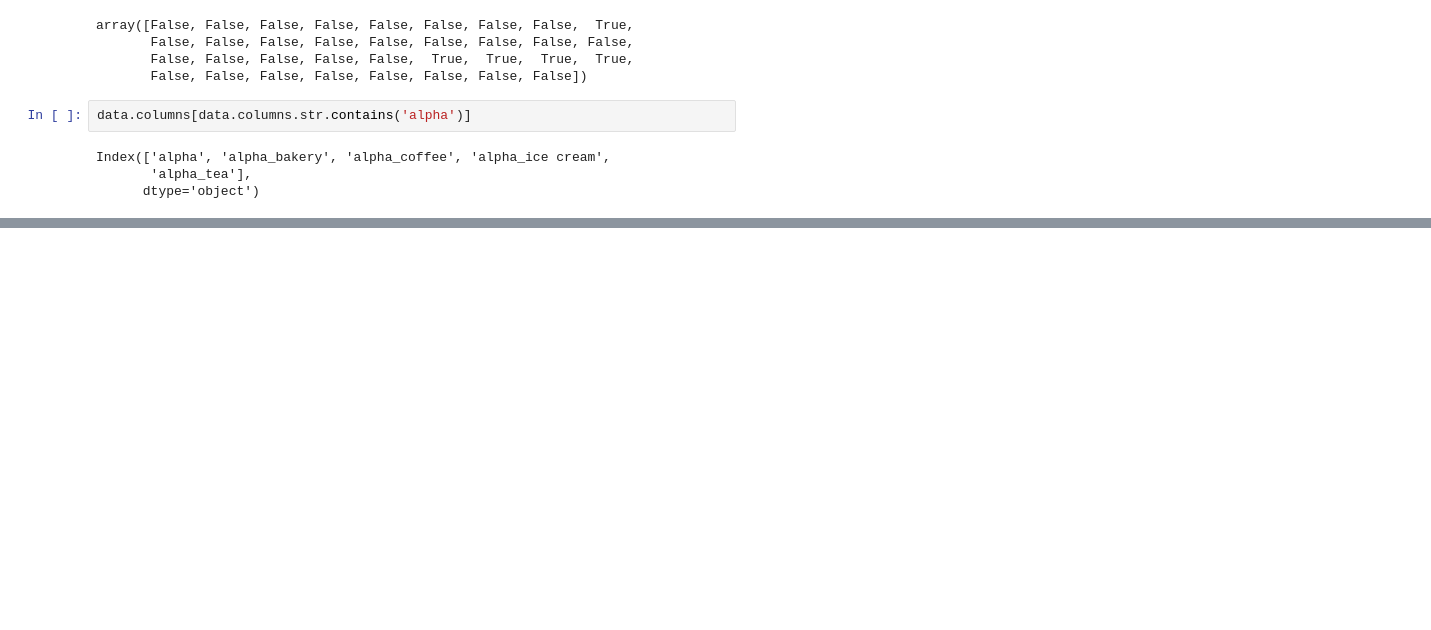
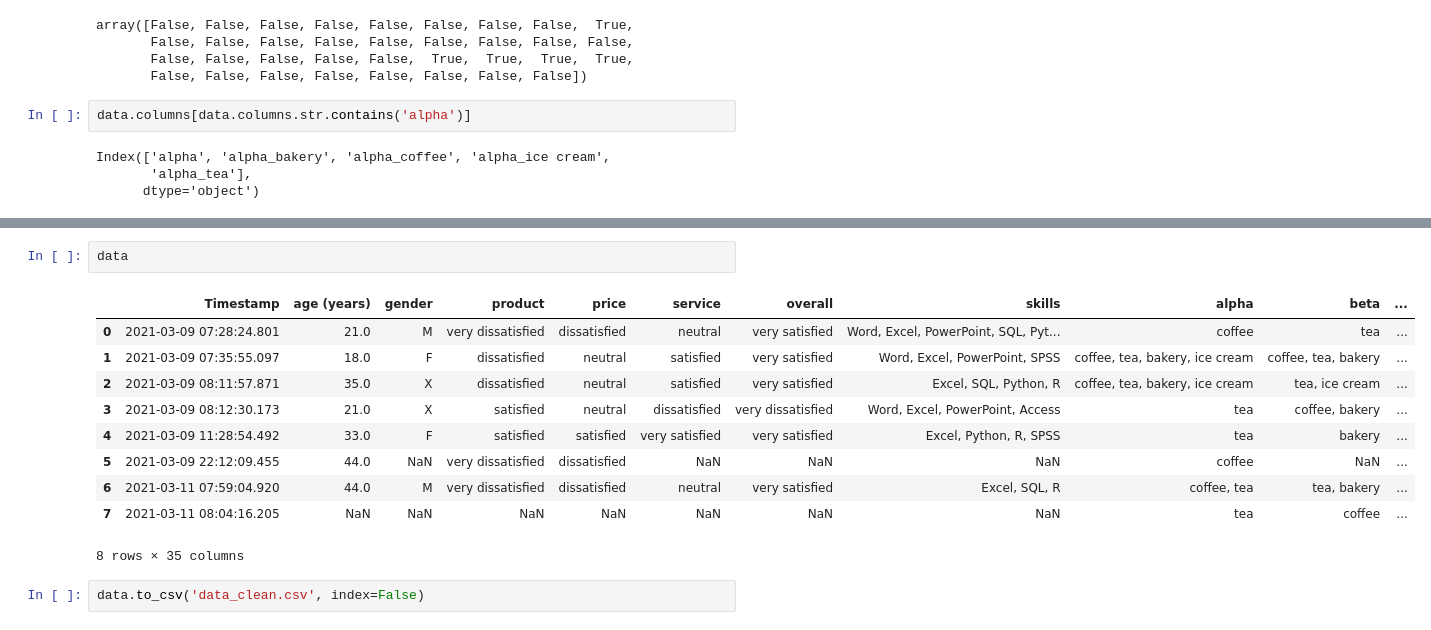
Before and after one commit to prasertcbs/pandas, a Jupyter notebook: pandas_preprocess_google_form_data.ipynb, the cells around one changed output, grey strips where cells are left out. Cells and saved outputs as stored; diff of their text form; blank space fills up the shorter version.

```diff
--- a/pandas_preprocess_google_form_data.ipynb
+++ b/pandas_preprocess_google_form_data.ipynb
@@ -281,0 +362,15 @@ data[data.columns[data.columns.str.contains('beta')]]
+# %%
+data
+# %% [output]
+|  | Timestamp | age (years) | gender | product | price | service | overall | skills | alpha | beta | ... |
+| 0 | 2021-03-09 07:28:24.801 | 21.0 | M | very dissatisfied | dissatisfied | neutral | very satisfied | Word, Excel, PowerPoint, SQL, Pyt... | coffee | tea | ... |
+| 1 | 2021-03-09 07:35:55.097 | 18.0 | F | dissatisfied | neutral | satisfied | very satisfied | Word, Excel, PowerPoint, SPSS | coffee, tea, bakery, ice cream | coffee, tea, bakery | ... |
+| 2 | 2021-03-09 08:11:57.871 | 35.0 | X | dissatisfied | neutral | satisfied | very satisfied | Excel, SQL, Python, R | coffee, tea, bakery, ice cream | tea, ice cream | ... |
+| 3 | 2021-03-09 08:12:30.173 | 21.0 | X | satisfied | neutral | dissatisfied | very dissatisfied | Word, Excel, PowerPoint, Access | tea | coffee, bakery | ... |
+| 4 | 2021-03-09 11:28:54.492 | 33.0 | F | satisfied | satisfied | very satisfied | very satisfied | Excel, Python, R, SPSS | tea | bakery | ... |
+| 5 | 2021-03-09 22:12:09.455 | 44.0 | NaN | very dissatisfied | dissatisfied | NaN | NaN | NaN | coffee | NaN | ... |
+| 6 | 2021-03-11 07:59:04.920 | 44.0 | M | very dissatisfied | dissatisfied | neutral | very satisfied | Excel, SQL, R | coffee, tea | tea, bakery | ... |
+| 7 | 2021-03-11 08:04:16.205 | NaN | NaN | NaN | NaN | NaN | NaN | NaN | tea | coffee | ... |
+8 rows × 35 columns
+# %%
+data.to_csv('data_clean.csv', index=False)
```
Also changed, not shown: parts of 25 cells of this notebook.
